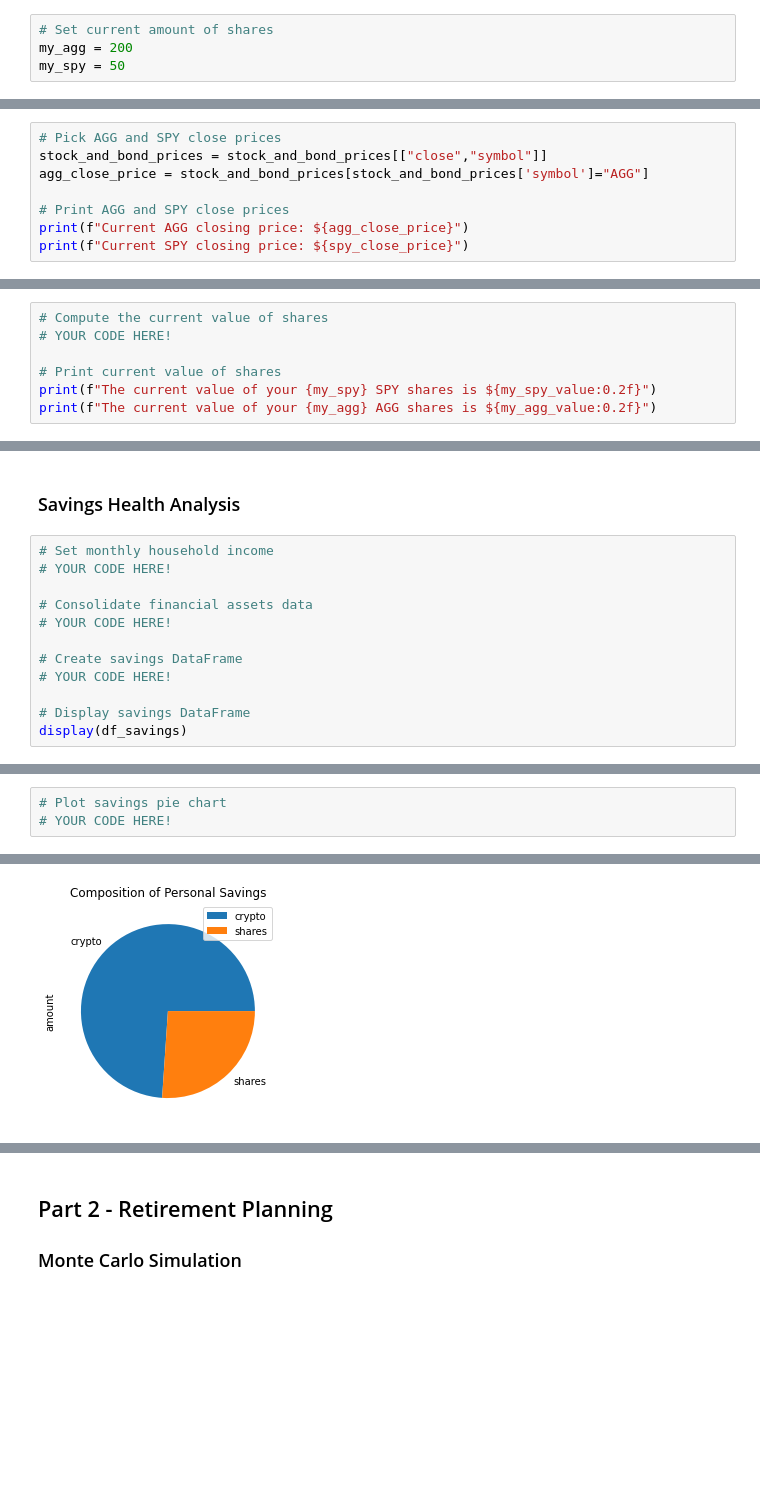
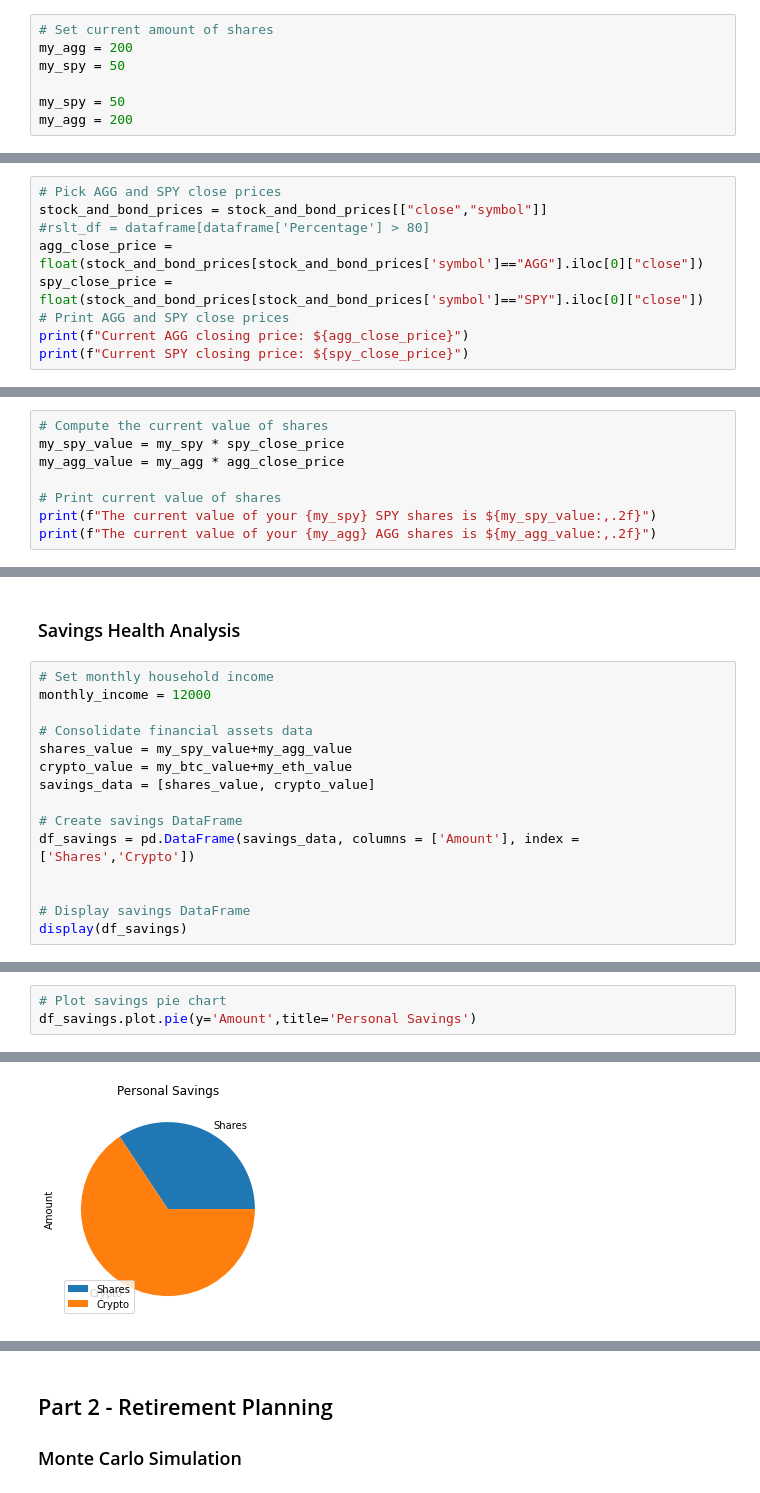
Before and after one commit to nomadic-me/Financial-Planner, a Jupyter notebook: financial-planner.ipynb, the cells around one changed output, grey strips where cells are left out. Cells and saved outputs as stored; diff of their text form; blank space fills up the shorter version.

Commit message:
Completed Part 1 - Personal Finance Planner
Signed-off-by: Satish Surath <s@n-m.co>

```diff
--- a/financial-planner.ipynb
+++ b/financial-planner.ipynb
@@ -66,6 +66,9 @@ The current value of your 5.3 ETH is $19886.12 in CAD
 # Set current amount of shares
 my_agg = 200
 my_spy = 50
+
+my_spy = 50
+my_agg = 200
 # %%
 # Set Alpaca API key and secret
 api_key=os.getenv("ALPACA_API_KEY")
@@ -108,8 +110,9 @@ if (debugtoggle):
 # %%
 # Pick AGG and SPY close prices
 stock_and_bond_prices = stock_and_bond_prices[["close","symbol"]]
-agg_close_price = stock_and_bond_prices[stock_and_bond_prices['symbol']="AGG"]
-
+#rslt_df = dataframe[dataframe['Percentage'] > 80]
+agg_close_price = float(stock_and_bond_prices[stock_and_bond_prices['symbol']=="AGG"].iloc[0]["close"])
+spy_close_price = float(stock_and_bond_prices[stock_and_bond_prices['symbol']=="SPY"].iloc[0]["close"])
 # Print AGG and SPY close prices
 print(f"Current AGG closing price: ${agg_close_price}")
 print(f"Current SPY closing price: ${spy_close_price}")
@@ -118,8 +122,9 @@ NameError: name 'agg_close_price' is not defined
 # %%
 # Compute the current value of shares
-# YOUR CODE HERE!
+my_spy_value = my_spy * spy_close_price
+my_agg_value = my_agg * agg_close_price
 
 # Print current value of shares
-print(f"The current value of your {my_spy} SPY shares is ${my_spy_value:0.2f}")
-print(f"The current value of your {my_agg} AGG shares is ${my_agg_value:0.2f}")
+print(f"The current value of your {my_spy} SPY shares is ${my_spy_value:,.2f}")
+print(f"The current value of your {my_agg} AGG shares is ${my_agg_value:,.2f}")
 # %% [output]
@@ -128,13 +134,16 @@ NameError: name 'my_spy_value' is not defined
 ### Savings Health Analysis
 # %%
 # Set monthly household income
-# YOUR CODE HERE!
+monthly_income = 12000
 
 # Consolidate financial assets data
-# YOUR CODE HERE!
+shares_value = my_spy_value+my_agg_value
+crypto_value = my_btc_value+my_eth_value
+savings_data = [shares_value, crypto_value]
 
 # Create savings DataFrame
-# YOUR CODE HERE!
+df_savings = pd.DataFrame(savings_data, columns = ['Amount'], index = ['Shares','Crypto'])
+
 
 # Display savings DataFrame
 display(df_savings)
@@ -143,4 +154,4 @@ NameError: name 'df_savings' is not defined
 # %%
 # Plot savings pie chart
-# YOUR CODE HERE!
+df_savings.plot.pie(y='Amount',title='Personal Savings')
 # %% [output]
@@ -148 +159 @@ NameError: name 'df_savings' is not defined
-[figure, old version]
+[figure, new version]
```
Also changed, not shown: parts of 8 cells of this notebook.
